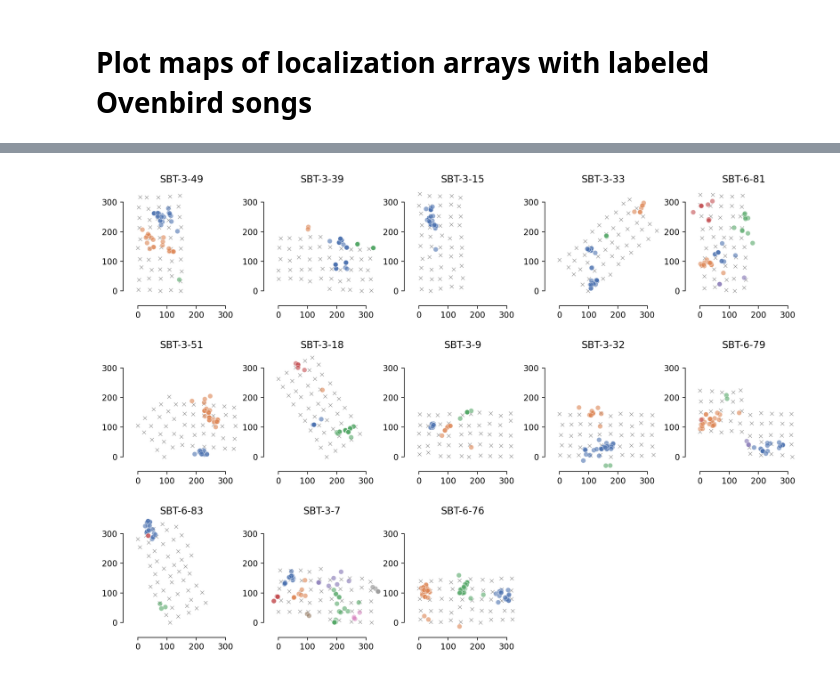
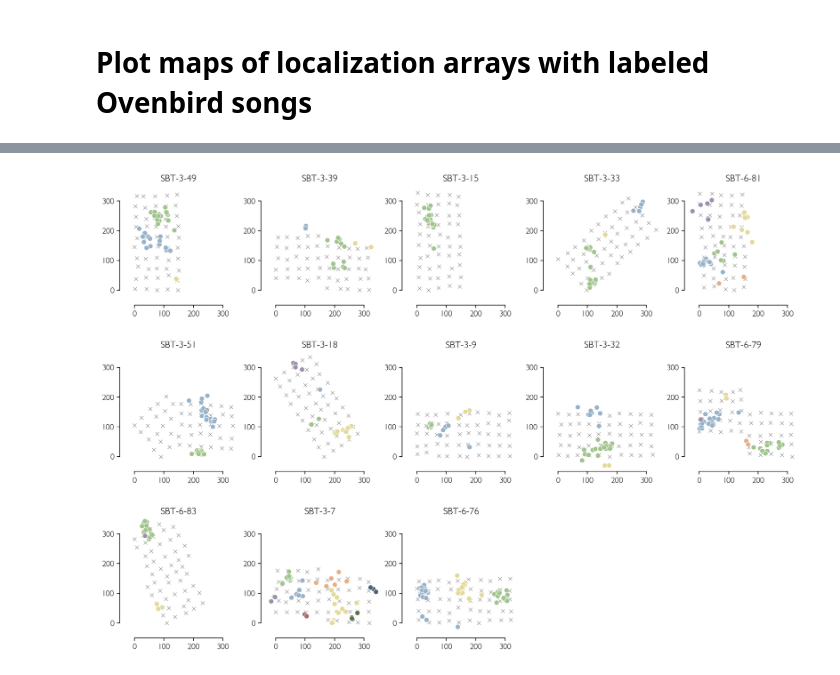
Before and after one commit to sammlapp/ovenbird-individual-recognition, a Jupyter notebook: scripts/1_create_evaluation_sets_from_localization/9_plot_annotated_samples_figure3.ipynb, the cells around one changed output, grey strips where cells are left out. Saved outputs shown, nothing was run; the diff lists cells and outputs as text; code cells hidden in the pictures.

```diff
--- a/scripts/1_create_evaluation_sets_from_localization/9_plot_annotated_samples_figure3.ipynb
+++ b/scripts/1_create_evaluation_sets_from_localization/9_plot_annotated_samples_figure3.ipynb
@@ -9,15 +9,12 @@ import seaborn as sns
 import tuftelike
 from matplotlib import pyplot as plt
 
-def figsize(w,h):
-    plt.rcParams['figure.figsize']=[w,h]
-figsize(15,5) #for big visuals
+import sys
+sys.path.append(f'../../src/')
+from plot_utils import palette, figsize
 %config InlineBackend.figure_format = 'retina'
-plt.rcParams['pdf.fonttype'] = 42
-plt.rcParams['ps.fonttype'] = 42
 import seaborn as sns
-palette = sns.color_palette("deep", 10)
-# plt.rcParams['font.family'] = 'Gill Sans'
+# sns.set_palette('deep')
 # %%
 # download the annotated dataset from EDI and set the relative or absolute path here:
 annotated_dataset_path = Path("../../../localization_dataset_labeled_clips/")
@@ -83,32 +103,32 @@ for i, array in enumerate(arrays):
 
     # plot localized detections of Ovenbird songs, colored by individual bird label
     sns.scatterplot(
         data=array_dets,
         x="x",
         y="y",
         hue="class",
         ax=ax,
-        alpha=0.6,
+        alpha=1,
         palette=palette,
     )
 
     xmin, xmax = -50, 350
     ymin, ymax = -50, 350
     ax.set_xlim(xmin, xmax)
     ax.set_ylim(ymin, ymax)
 
     ax.set_xticks([0, 100, 200, 300])
     ax.set_yticks([0, 100, 200, 300])
 
     tuftelike._remove_chart_junk([0, 300], [0, 300], ax)
     ax.set_xlabel(None)
     ax.set_ylabel(None)
     ax.legend().remove()
     ax.set_title(array)
 
 if len(axs) > len(song_positions.array.unique()):
     for ax in axs[len(song_positions.array.unique()) :]:
         ax.axis("off")
 plt.savefig("../../figures/Figure3_localized_oven_with_labels.pdf")
 # %% [output]
-[figure, old version]
+[figure, new version]
```
Also changed, not shown: parts of 2 cells of this notebook, 35 other files.
